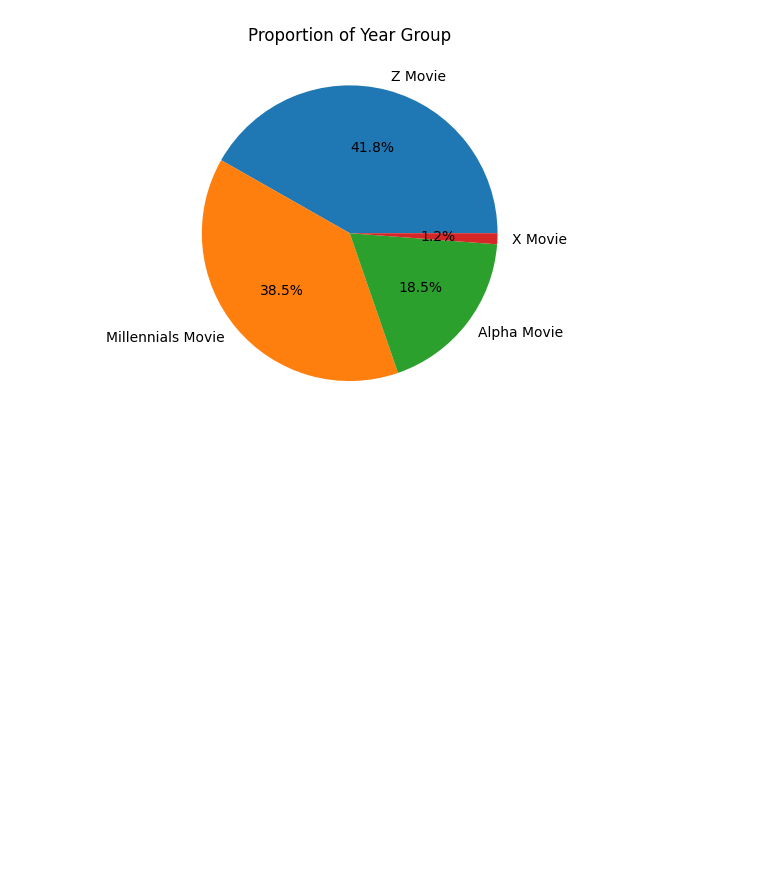
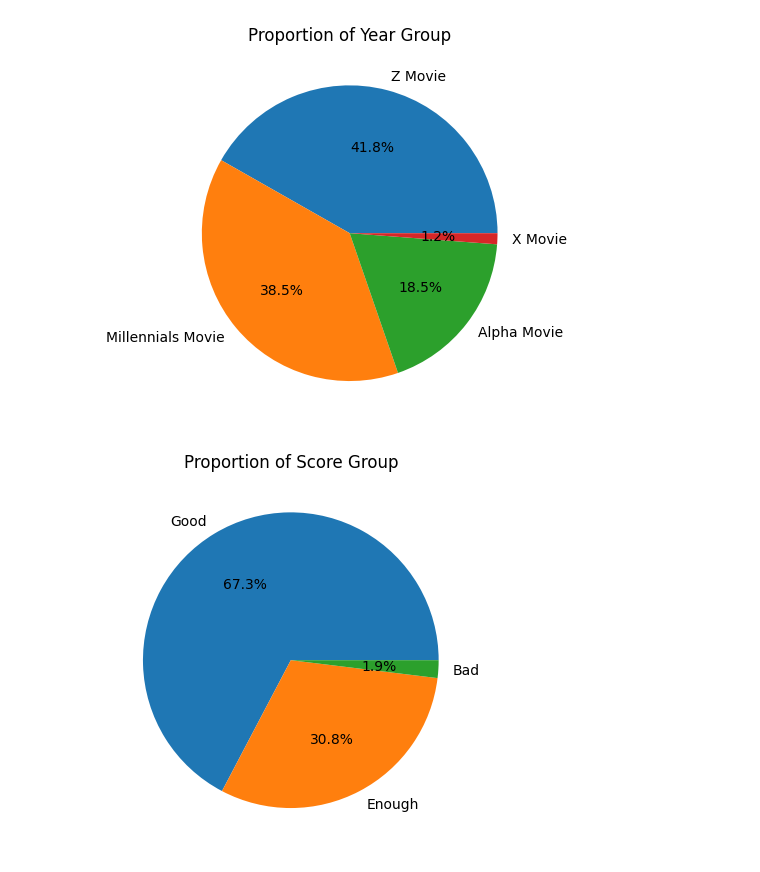
Before and after one commit to whisnumurtyga/coder-data-engineering, a Jupyter notebook: Pertemuan - Data Transformasi/main.ipynb, the cells around one changed output. Drawn from its saved outputs; the diff is of its cells as text; code cells hidden in the pictures; blank space fills up the shorter version.

Commit message:
diskritisasi runtime dan score

```diff
--- a/Pertemuan - Data Transformasi/main.ipynb
+++ b/Pertemuan - Data Transformasi/main.ipynb
@@ -368,0 +381,11 @@ df.head()
+# %%
+def diskriting_score(val):
+    if val <= 4:
+        return "Bad"
+    elif val >= 4 and val <= 6:
+        return "Enough"
+    elif val >= 6:
+        return "Good"
+
+df['score_group'] = df['score'].apply(diskriting_score)
+df.head()
@@ -368,0 +399,11 @@ df.head()
+# %%
+def diskriting_runtime(val):
+    if val <= 90:
+        return "Short Movie"
+    elif val >= 90 and val <= 180:
+        return "Normal Movie"
+    elif val >= 180:
+        return "Long Movie"
+
+df['runtime_group'] = df['runtime'].apply(diskriting_runtime)
+df.head()
@@ -388,3 +436,14 @@ plt.title('Proportion of Year Group')
 plt.show()
 # %% [output]
 [figure]
+# %%
+sg_counts = df['score_group'].value_counts()
+sg_proportions = sg_counts / len(df) * 100
+sg_order = sg_proportions.sort_values(ascending=False).index
+
+plt.pie(sg_proportions, labels=sg_order, autopct='%1.1f%%')
+plt.title('Proportion of Score Group')
+
+plt.show()
+# %% [output]
+[figure, added]
```
Also changed, not shown: parts of 4 cells of this notebook.
